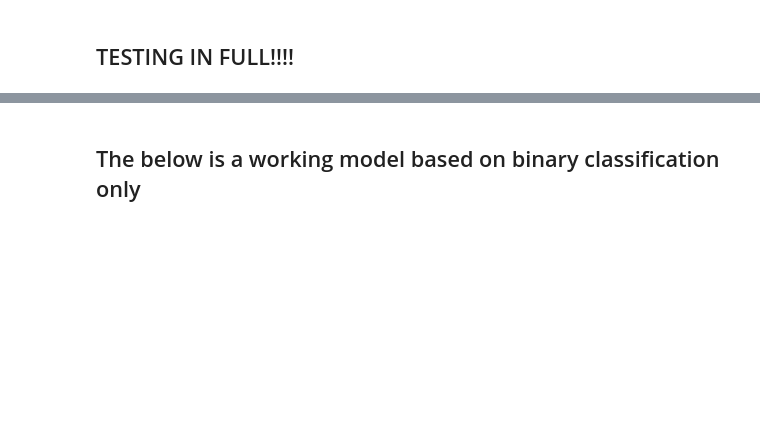
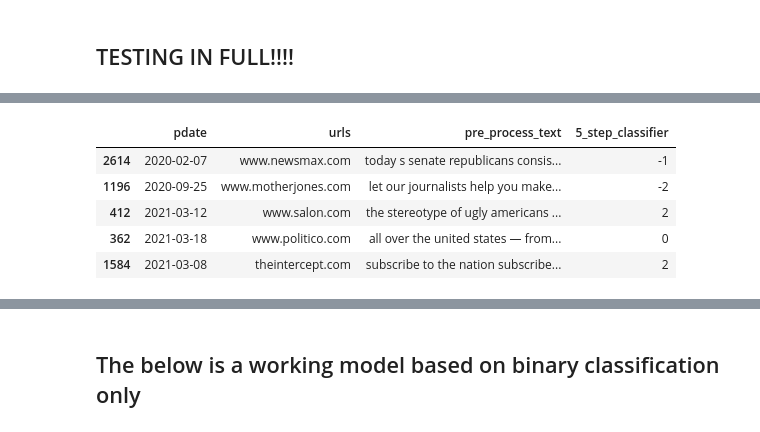
Before and after one commit to zulu-tango/news_and_echo_bubbles, a Jupyter notebook: notebooks/Updates_to_ideology_model_Friday.ipynb, the cells around one changed output, grey strips where cells are left out. Cells and saved outputs as stored; diff of their text form; code cells hidden in the pictures; blank space fills up the shorter version.

```diff
--- a/notebooks/Updates_to_ideology_model_Friday.ipynb
+++ b/notebooks/Updates_to_ideology_model_Friday.ipynb
@@ -189,3 +189,14 @@ df.head()
+# %%
+df= df.drop(columns = "discrete_bias_score")
+# %%
+df.head()
+# %% [output]
+|  | pdate | urls | pre_process_text | 5_step_classifier |
+| 2614 | 2020-02-07 | www.newsmax.com | today s senate republicans consis... | -1 |
+| 1196 | 2020-09-25 | www.motherjones.com | let our journalists help you make... | -2 |
+| 412 | 2021-03-12 | www.salon.com | the stereotype of ugly americans ... | 2 |
+| 362 | 2021-03-18 | www.politico.com | all over the united states — from... | 0 |
+| 1584 | 2021-03-08 | theintercept.com | subscribe to the nation subscribe... | 2 |
 # %%
 import numpy as np
 # %%
```
Also changed, not shown: parts of 29 cells of this notebook.
